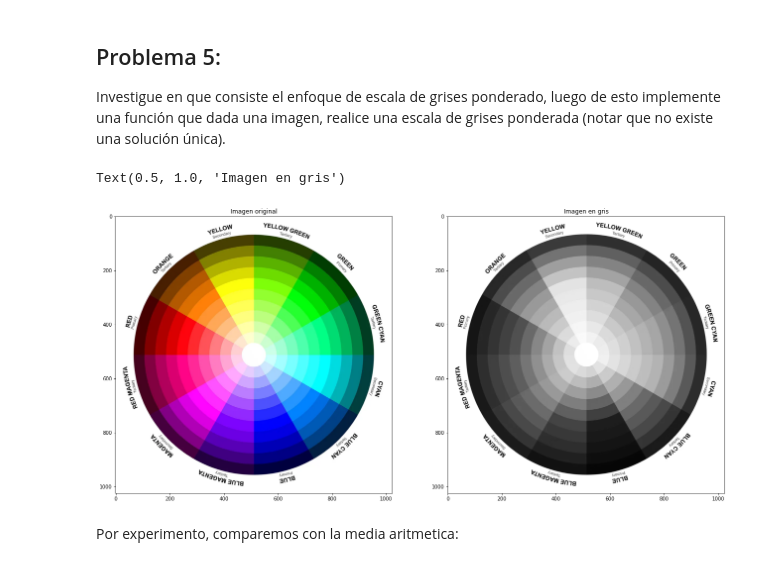
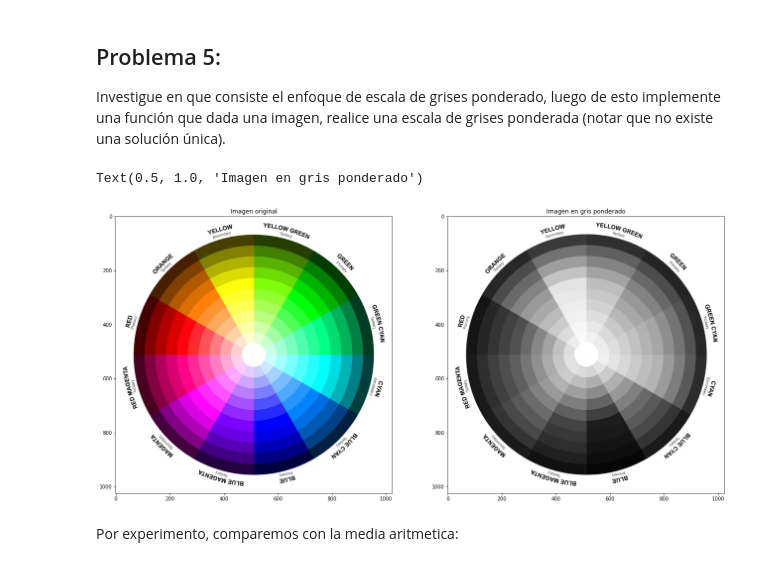
Before and after one commit to dennis-ciancoders/text_minning_and_image_recognition, a Jupyter notebook: lab1/lab1.ipynb, the cells around one changed output. Drawn from its saved outputs; the diff is of its cells as text; code cells hidden in the pictures.

```diff
--- a/lab1/lab1.ipynb
+++ b/lab1/lab1.ipynb
@@ -206,32 +206,32 @@ solución única).
 # %%
 def conv_gris_ponderado(imagen):
     """
     Convierte una imagen en gris, por medio de promedio ponderado.
     """
     assert type(imagen) is np.ndarray, "La imagen debe ser una matriz numpy"
     assert imagen.shape[2] == 3, "La imagen debe tener 3 canales"
 
     img_r = imagen[:, :, 0]
     img_g = imagen[:, :, 1]
     img_b = imagen[:, :, 2]
 
     # en grises ponderados se multiplica cada canal por su correspondiente
     # factor, dependiendo de la sensibilidad del ojo humano a cada color
     img_gray = (img_r * 0.3 + img_g * 0.59 + img_b * 0.11)
     return img_gray
 
 imagen = cv2.imread('imagenes/colors.webp')
 imagen = cv2.cvtColor(imagen, cv2.COLOR_BGR2RGB)
 gris = conv_gris_ponderado(imagen)
 
 fig, axes = plt.subplots(nrows=1, ncols=2, figsize=(22, 14))
 axes[0].imshow(imagen)
 axes[0].set_title('Imagen original')
 axes[1].imshow(gris, cmap='gray')
-axes[1].set_title('Imagen en gris')
+axes[1].set_title('Imagen en gris ponderado')
 # %% [output]
-Text(0.5, 1.0, 'Imagen en gris')
+Text(0.5, 1.0, 'Imagen en gris ponderado')
-[figure, old version]
+[figure, new version]
 # %% [markdown]
 Por experimento, comparemos con la media aritmetica:
 # %%
```
Also changed, not shown: parts of 2 cells of this notebook.
